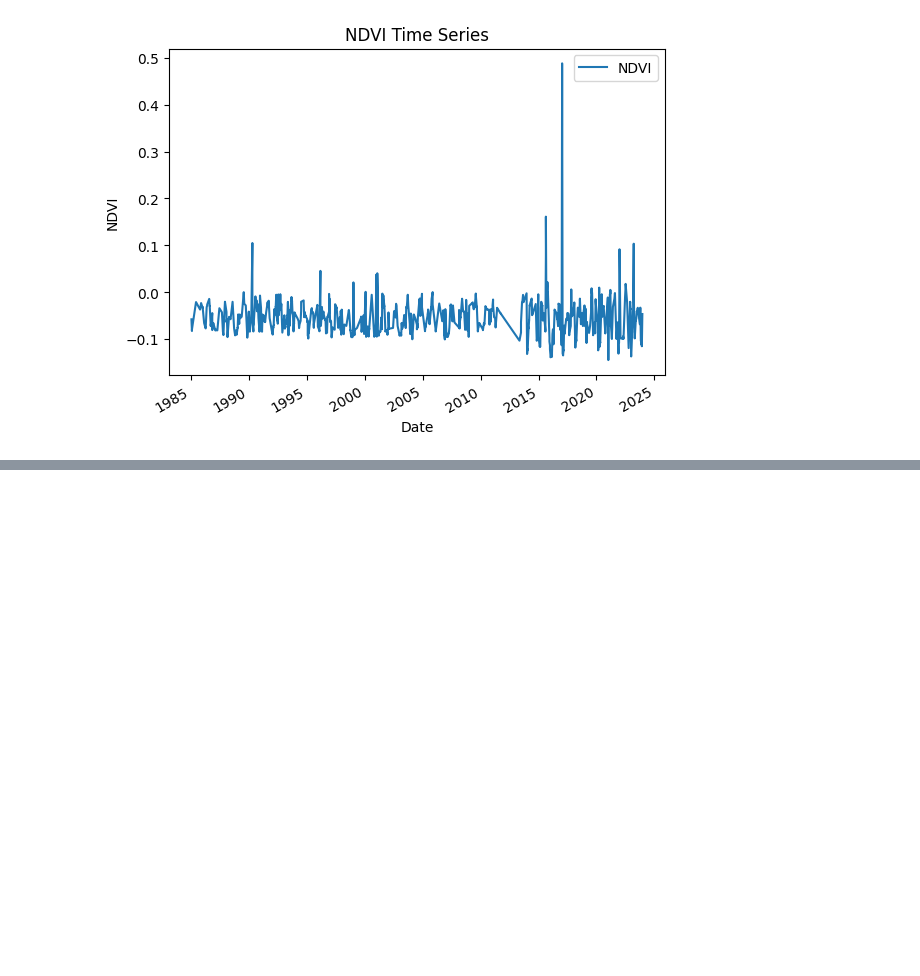
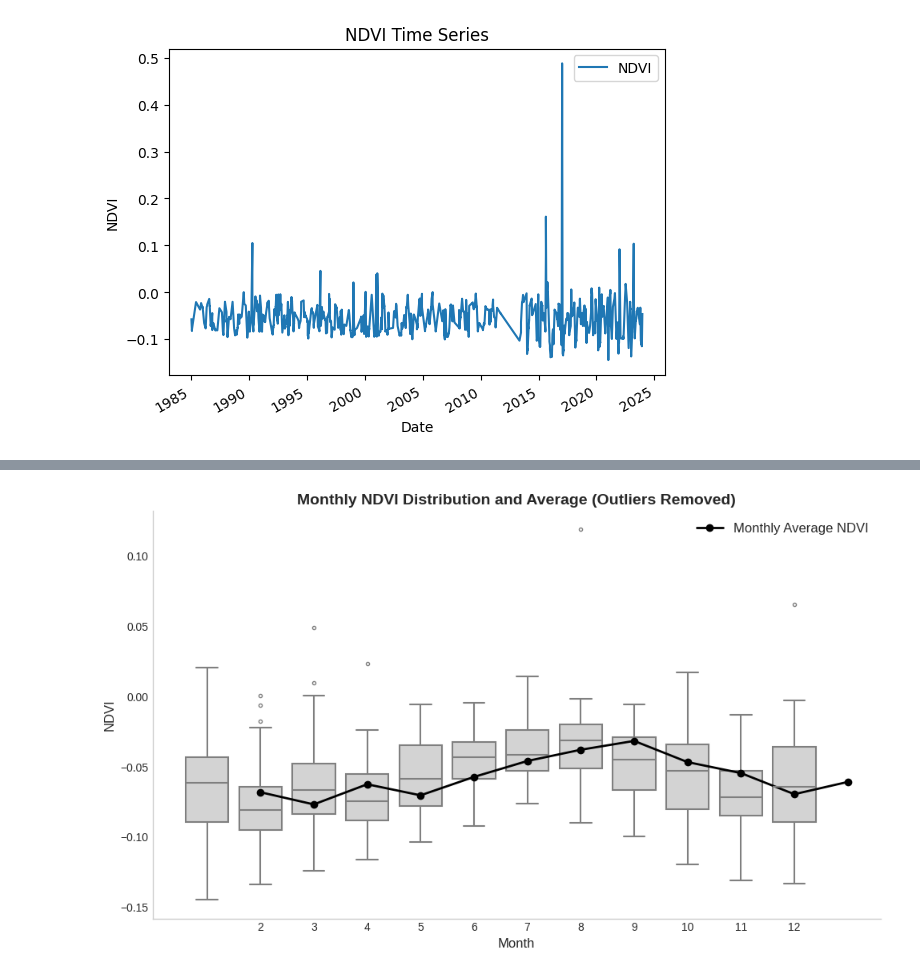
Before and after one commit to jjangmo91/Cervus-nippon_Anmado-Is., a Jupyter notebook: Cervus-nippon_Anmado-Is.ipynb, the cells around one changed output, grey strips where cells are left out. Saved outputs shown, nothing was run; the diff lists cells and outputs as text; code cells hidden in the pictures; blank space fills up the shorter version.

```diff
--- a/Cervus-nippon_Anmado-Is.ipynb
+++ b/Cervus-nippon_Anmado-Is.ipynb
@@ -568,0 +290,38 @@ KeyError: 'date'
+# %%
+plt.style.use('seaborn-whitegrid')
+
+# NDVI 값이 0.4 이상인 이상치 제거
+df_m_cleaned = df_m[df_m['NDVI'] < 0.4]
+
+# 월별로 다시 그룹화
+df_m_cleaned['month'] = df_m_cleaned['date'].dt.month
+monthly_avg_ndvi_cleaned = df_m_cleaned.groupby('month')['NDVI'].mean().reset_index()
+
+# 고급지게 시각화 (박스플롯)
+plt.figure(figsize=(10, 6))
+sns.boxplot(x='month', y='NDVI', data=df_m_cleaned, color='lightgrey', fliersize=3, linewidth=1.5)
+plt.plot(monthly_avg_ndvi_cleaned['month'], monthly_avg_ndvi_cleaned['NDVI'], color='black', marker='o', linestyle='-', label='Monthly Average NDVI', linewidth=2)
+
+# 그래프 타이틀 및 축 레이블 설정
+plt.title('Monthly NDVI Distribution and Average (Outliers Removed)', fontsize=14, fontweight='bold')
+plt.xlabel('Month', fontsize=12)
+plt.ylabel('NDVI', fontsize=12)
+
+# X축 레이블 조정
+plt.xticks(range(1, 13), fontsize=10)
+
+# Y축 레이블 조정
+plt.yticks(fontsize=10)
+
+# 레전드 조정
+plt.legend(fontsize=12, frameon=False)
+
+# 스타일 조정
+plt.grid(False)  # 그리드 최소화
+sns.despine()  # 박스라인 제거
+
+# 그래프 표시
+plt.tight_layout()
+plt.show()
+# %% [output]
+[figure, added]
```
Also changed, not shown: parts of 35 cells of this notebook.
